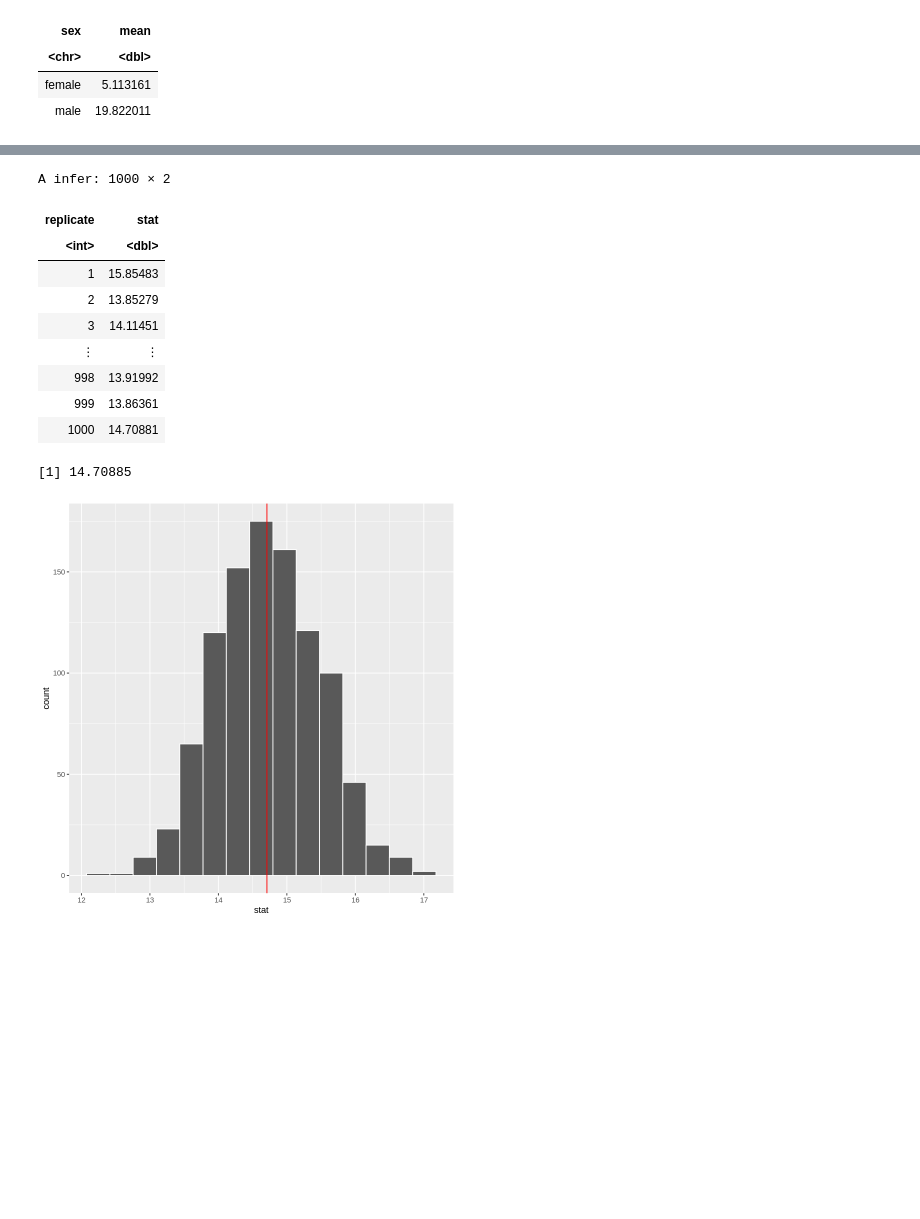
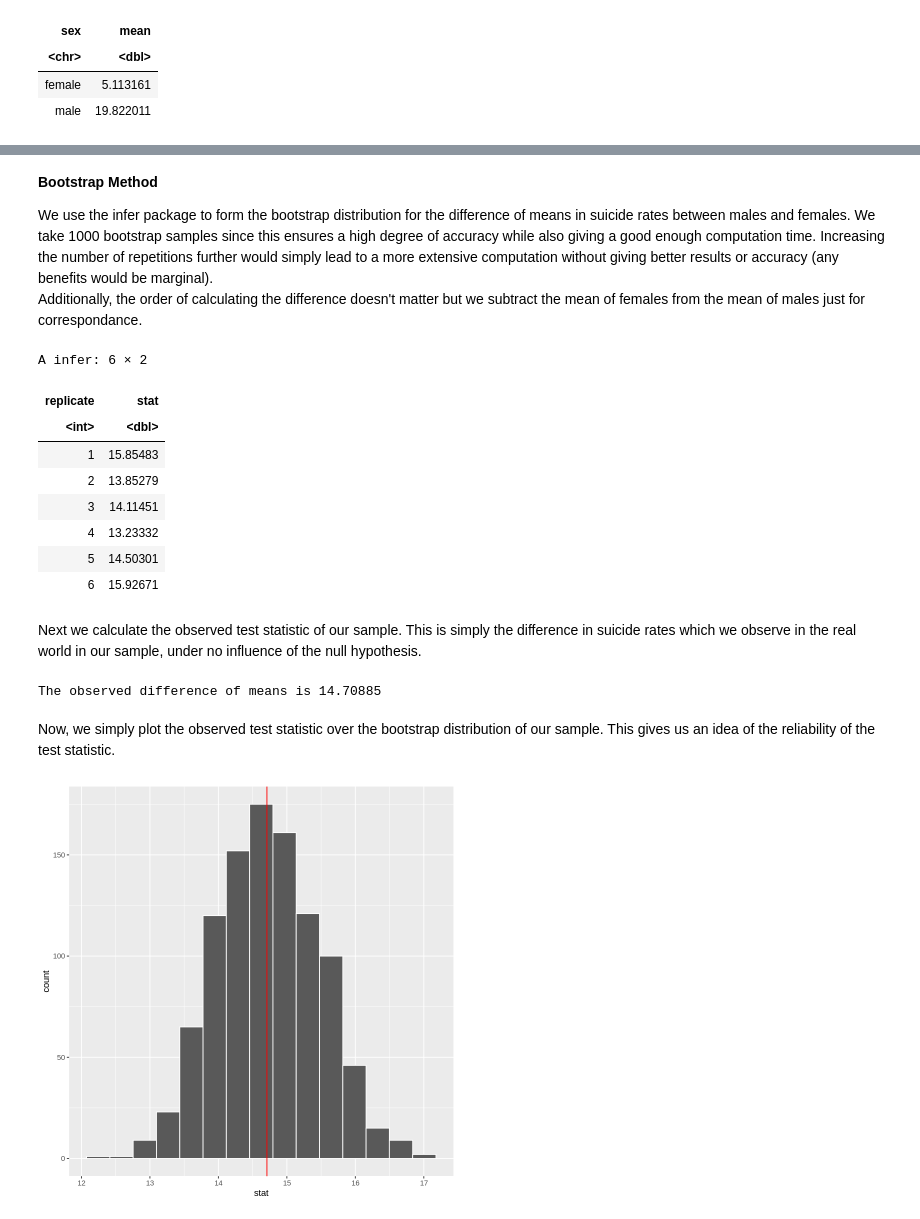
Before and after one commit to agoel25/stat_201_group_11, a Jupyter notebook: Final report.ipynb, the cells around one changed output, grey strips where cells are left out. Saved outputs shown, nothing was run; the diff lists cells and outputs as text; code cells hidden in the pictures; blank space fills up the shorter version.

Commit message:
Majority of Methods done. Standard deviation part left.

```diff
--- a/Final report.ipynb
+++ b/Final report.ipynb
@@ -133,33 +124,43 @@ A tibble: 2 × 2
+# %% [markdown]
+**Bootstrap Method**
+
+We use the infer package to form the bootstrap distribution for the difference of means in suicide rates between males and females. We take 1000 bootstrap samples since this ensures a high degree of accuracy while also giving a good enough computation time. Increasing the number of repetitions further would simply lead to a more extensive computation without giving better results or accuracy (any benefits would be marginal). <br>
+Additionally, the order of calculating the difference doesn't matter but we subtract the mean of females from the mean of males just for correspondance.
 # %%
 # setting seed to ensure reproducibility
 set.seed(123)
 # take 1000 bootstrap samples and calculate the difference in means for each sample
 bootstrap_dist <-
     suicide_sample %>%
-    specify(formula = suicides.100k.pop ~ sex) %>%
-    generate(reps = 1000, type = "bootstrap") %>%
-    calculate(stat = "diff in means", order = c("male", "female"))
-bootstrap_dist
+    specify(formula = suicides.100k.pop ~ sex) %>% # suicides per 100k population is set as the response variance and
+                                                   # sex is set as the explanatory variable
+    generate(reps = 1000, type = "bootstrap") %>% # generating 1000 bootstrap samples
+    calculate(stat = "diff in means", order = c("male", "female")) # calculating the difference in means
+head(bootstrap_dist)
 # %% [output]
-A infer: 1000 × 2
+A infer: 6 × 2
 | replicate | stat |
 | <int> | <dbl> |
 | 1 | 15.85483 |
 | 2 | 13.85279 |
 | 3 | 14.11451 |
-| ⋮ | ⋮ |
-| 998 | 13.91992 |
-| 999 | 13.86361 |
-| 1000 | 14.70881 |
+| 4 | 13.23332 |
+| 5 | 14.50301 |
+| 6 | 15.92671 |
+# %% [markdown]
+Next we calculate the observed test statistic of our sample. This is simply the difference in suicide rates which we observe in the real world in our sample, under no influence of the null hypothesis.
 # %%
 # calculate the observed test statistic
 obs_test_stat <- suicide_sample %>%
-        specify(formula = suicides.100k.pop ~ sex) %>%
+        specify(formula = suicides.100k.pop ~ sex) %>% # suicides per 100k population is set as the response variance
+                                                       # and sex is set as the explanatory variable
         calculate(stat = "diff in means", order = c("male", "female")) %>%
         pull()
-obs_test_stat
+cat("The observed difference of means is", obs_test_stat)
 # %% [output]
-[1] 14.70885
+The observed difference of means is 14.70885
+# %% [markdown]
+Now, we simply plot the observed test statistic over the bootstrap distribution of our sample. This gives us an idea of the reliability of the test statistic.
 # %%
 # plot the bootstrap distribution with a red vertical line indicating the observed test statistic
 bootstrap_dist_plot <-
```
Also changed, not shown: parts of 17 cells of this notebook.
